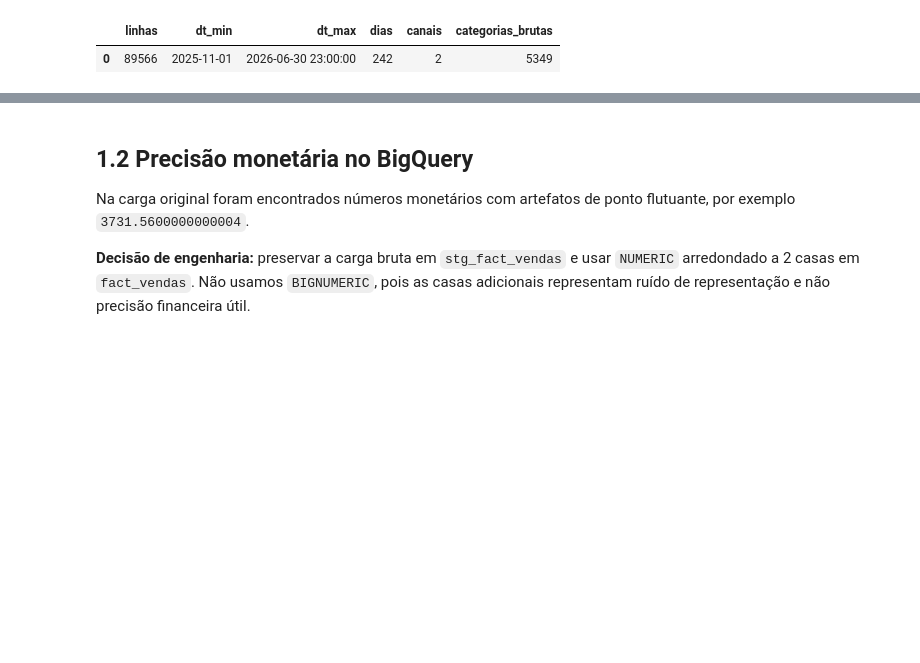
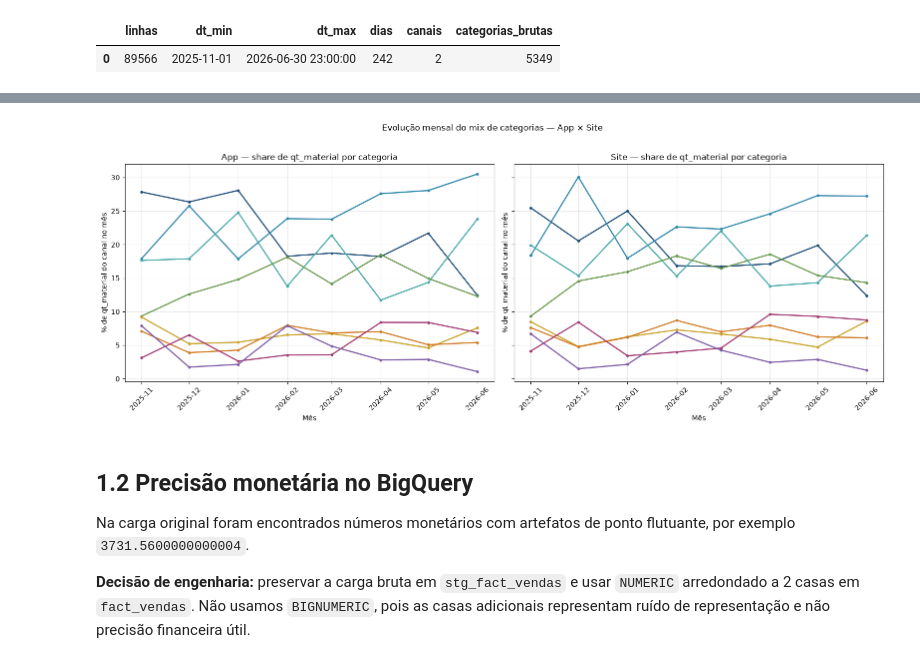
Before and after one commit to guisoares10/Projeto-GB, a Jupyter notebook: notebooks/01_eda_data_quality.ipynb, the cells around one changed output, grey strips where cells are left out. Drawn from its saved outputs; the diff is of its cells as text; code cells hidden in the pictures; blank space fills up the shorter version.

```diff
--- a/notebooks/01_eda_data_quality.ipynb
+++ b/notebooks/01_eda_data_quality.ipynb
@@ -319,3 +348,46 @@ plt.show()
+# %%
+categorias = (
+    category_channel_month
+    .groupby("des_categoria_material")["qt_material"].sum()
+    .sort_values(ascending=False)
+    .index.tolist()
+)
+paleta = [
+    "#1f4e79",  # azul-marinho
+    "#2e86ab",  # azul
+    "#48a9a6",  # verde-água
+    "#6a994e",  # verde-oliva
+    "#c9a227",  # mostarda
+    "#d17a22",  # laranja queimado
+    "#a23b72",  # vinho/magenta
+    "#7d5ba6",  # roxo
+]
+cores = dict(zip(categorias, paleta))
+
+fig, axes = plt.subplots(1, 2, figsize=(16, 6), sharey=True)
+
+for ax, canal in zip(axes, ["App", "Site"]):
+    share = (
+        category_channel_month[category_channel_month["des_canal_venda_final_agrup"] == canal]
+        .pivot(index="mes", columns="des_categoria_material", values="share_itens_mes_canal")
+        .reindex(columns=categorias)
+        .sort_index()
+        * 100
+    )
+    for categoria in categorias:
+        ax.plot(share.index, share[categoria], color=cores[categoria], linewidth=1.8, marker="o", markersize=3)
+
+    ax.set_title(f"{canal} — share de qt_material por categoria")
+    ax.set_xlabel("Mês")
+    ax.set_ylabel("% de qt_material do canal no mês")
+    ax.tick_params(axis="x", rotation=45)
+    ax.grid(alpha=0.3)
+
+fig.suptitle("Evolução mensal do mix de categorias — App × Site", y=1.02)
+fig.tight_layout()
+plt.show()
+# %% [output]
+[figure, added]
 # %% [markdown]
 ## 1.2 Precisão monetária no BigQuery
 
```
Also changed, not shown: parts of 113 cells of this notebook.
